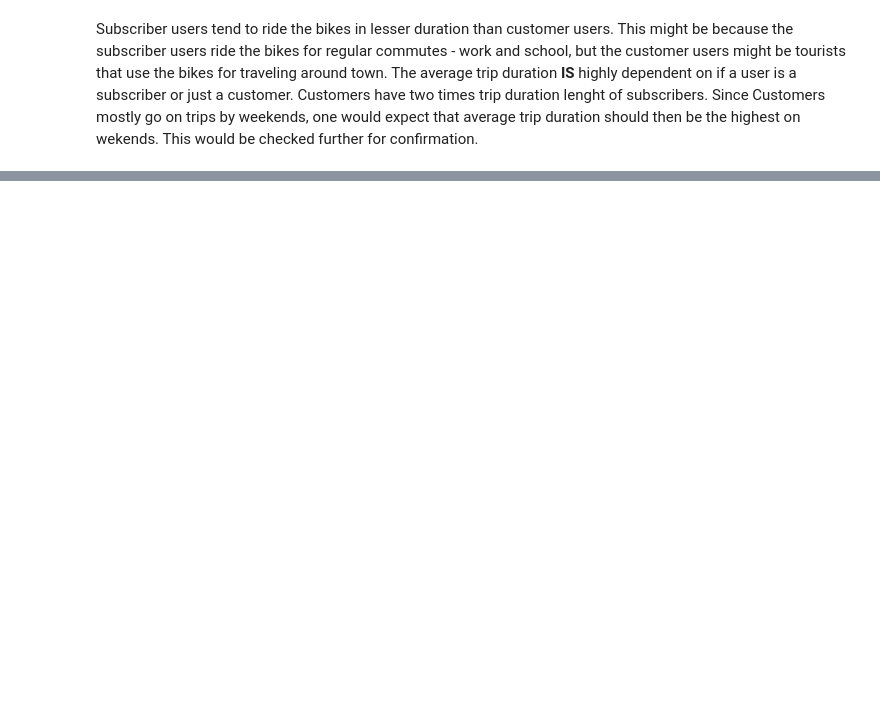
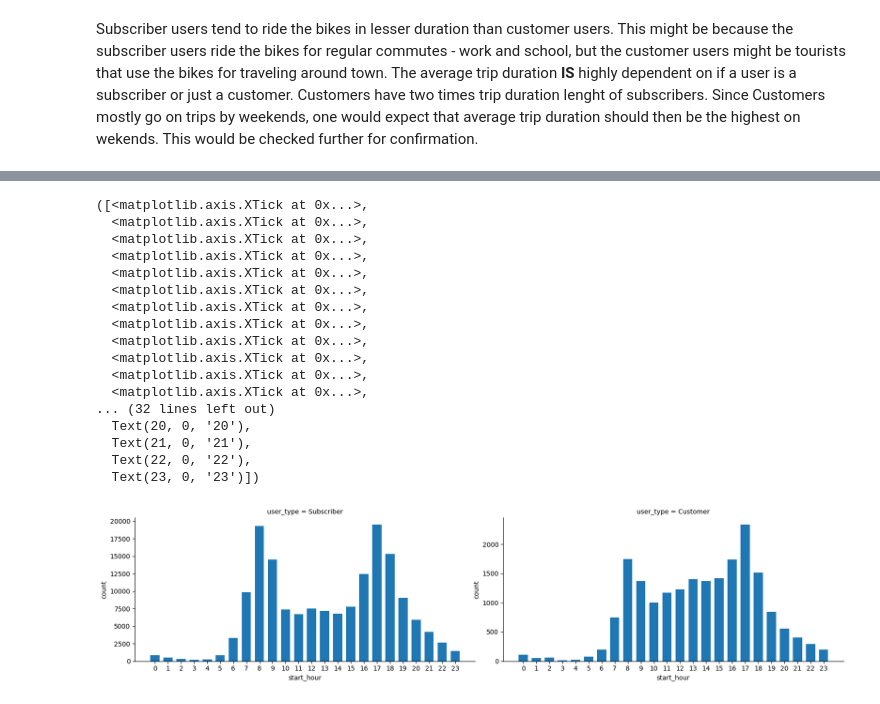
Before and after one commit to HoangMinh153/Data-Analyst, a Jupyter notebook: exercise.ipynb, the cells around one changed output, grey strips where cells are left out. Saved outputs shown, nothing was run; the diff lists cells and outputs as text; code cells hidden in the pictures; blank space fills up the shorter version.

```diff
--- a/exercise.ipynb
+++ b/exercise.ipynb
@@ -579,0 +594,29 @@ Since Customers mostly go on trips by weekends, one would expect that average tr
+# %%
+# facetting histograms of start_hour against user_type
+user_cat_order = df_new['user_type'].value_counts().index
+bin_edges = np.arange(-0.5, 23.5+1, 1)
+g = sns.FacetGrid(data = df_new, col = 'user_type', height=4, aspect=2,
+                 col_order = user_cat_order, sharey=False)
+g.map(plt.hist, 'start_hour', bins = bin_edges, rwidth = 0.7)
+for ax in g.axes.flat:
+    ax.set_ylabel('count')
+plt.xticks(np.arange(0, 23+1, 1))
+# %% [output]
+([<matplotlib.axis.XTick at 0x...>,
+  <matplotlib.axis.XTick at 0x...>,
+  <matplotlib.axis.XTick at 0x...>,
+  <matplotlib.axis.XTick at 0x...>,
+  <matplotlib.axis.XTick at 0x...>,
+  <matplotlib.axis.XTick at 0x...>,
+  <matplotlib.axis.XTick at 0x...>,
+  <matplotlib.axis.XTick at 0x...>,
+  <matplotlib.axis.XTick at 0x...>,
+  <matplotlib.axis.XTick at 0x...>,
+  <matplotlib.axis.XTick at 0x...>,
+  <matplotlib.axis.XTick at 0x...>,
+... (32 lines left out)
+  Text(20, 0, '20'),
+  Text(21, 0, '21'),
+  Text(22, 0, '22'),
+  Text(23, 0, '23')])
+[figure, added]
```
Also changed, not shown: parts of 11 cells of this notebook.
